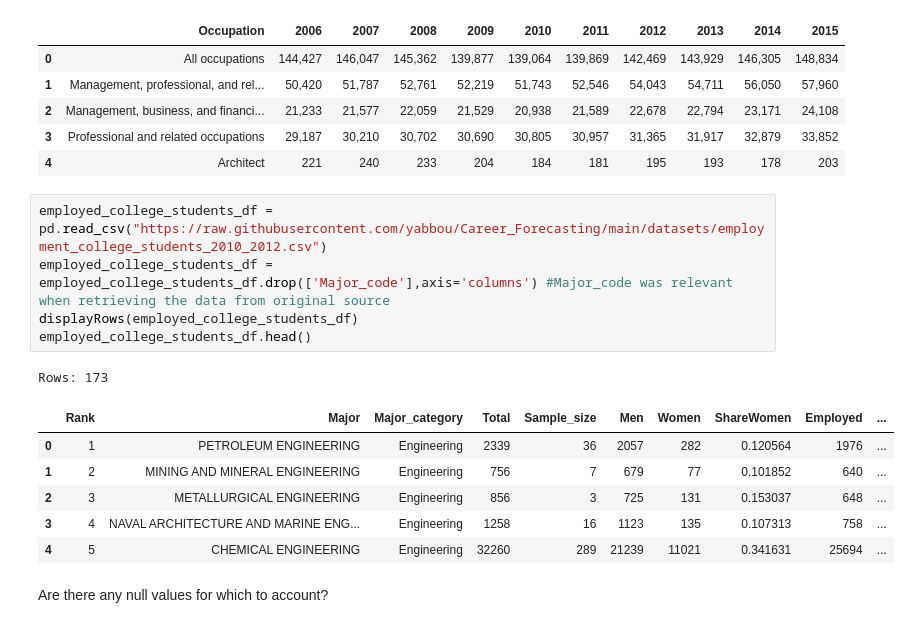
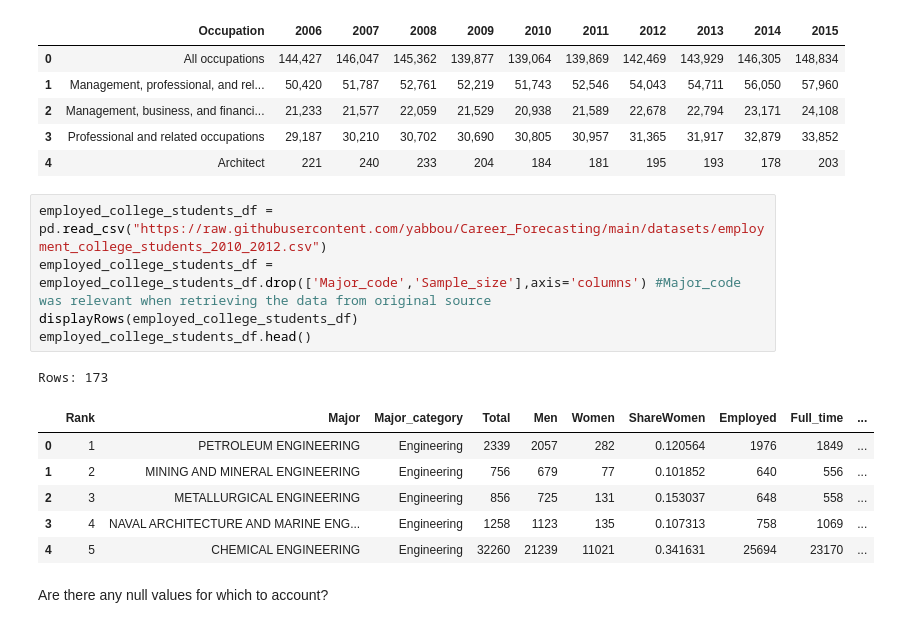
Before and after one commit to yabbou/Career_Forecasting, a Jupyter notebook: final_project.ipynb, the cells around one changed output. Drawn from its saved outputs; the diff is of its cells as text.

```diff
--- a/final_project.ipynb
+++ b/final_project.ipynb
@@ -77,17 +77,17 @@ Rows: 28
 | 4 | Architect | 221 | 240 | 233 | 204 | 184 | 181 | 195 | 193 | 178 | 203 |
 # %%
 employed_college_students_df = pd.read_csv("https://raw.githubusercontent.com/yabbou/Career_Forecasting/main/datasets/employment_college_students_2010_2012.csv")
-employed_college_students_df = employed_college_students_df.drop(['Major_code'],axis='columns') #Major_code was relevant when retrieving the data from original source
+employed_college_students_df = employed_college_students_df.drop(['Major_code','Sample_size'],axis='columns') #Major_code was relevant when retrieving the data from original source
 displayRows(employed_college_students_df)
 employed_college_students_df.head()
 # %% [output]
 Rows: 173
-|  | Rank | Major | Major_category | Total | Sample_size | Men | Women | ShareWomen | Employed | ... |
-| 0 | 1 | PETROLEUM ENGINEERING | Engineering | 2339 | 36 | 2057 | 282 | 0.120564 | 1976 | ... |
-| 1 | 2 | MINING AND MINERAL ENGINEERING | Engineering | 756 | 7 | 679 | 77 | 0.101852 | 640 | ... |
-| 2 | 3 | METALLURGICAL ENGINEERING | Engineering | 856 | 3 | 725 | 131 | 0.153037 | 648 | ... |
-| 3 | 4 | NAVAL ARCHITECTURE AND MARINE ENG... | Engineering | 1258 | 16 | 1123 | 135 | 0.107313 | 758 | ... |
-| 4 | 5 | CHEMICAL ENGINEERING | Engineering | 32260 | 289 | 21239 | 11021 | 0.341631 | 25694 | ... |
+|  | Rank | Major | Major_category | Total | Men | Women | ShareWomen | Employed | Full_time | ... |
+| 0 | 1 | PETROLEUM ENGINEERING | Engineering | 2339 | 2057 | 282 | 0.120564 | 1976 | 1849 | ... |
+| 1 | 2 | MINING AND MINERAL ENGINEERING | Engineering | 756 | 679 | 77 | 0.101852 | 640 | 556 | ... |
+| 2 | 3 | METALLURGICAL ENGINEERING | Engineering | 856 | 725 | 131 | 0.153037 | 648 | 558 | ... |
+| 3 | 4 | NAVAL ARCHITECTURE AND MARINE ENG... | Engineering | 1258 | 1123 | 135 | 0.107313 | 758 | 1069 | ... |
+| 4 | 5 | CHEMICAL ENGINEERING | Engineering | 32260 | 21239 | 11021 | 0.341631 | 25694 | 23170 | ... |
 # %% [markdown]
 Are there any null values for which to account?
 # %%
```
Also changed, not shown: parts of 42 cells of this notebook.
